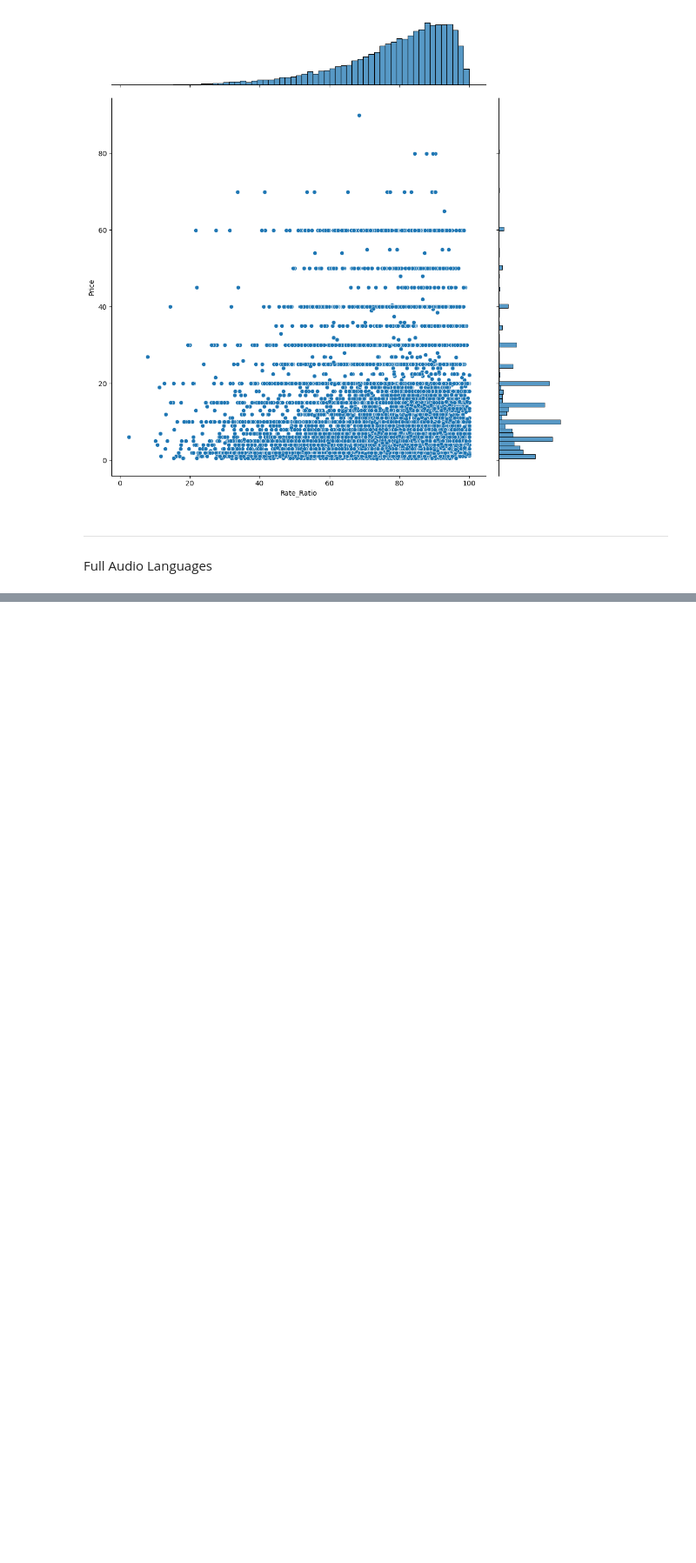
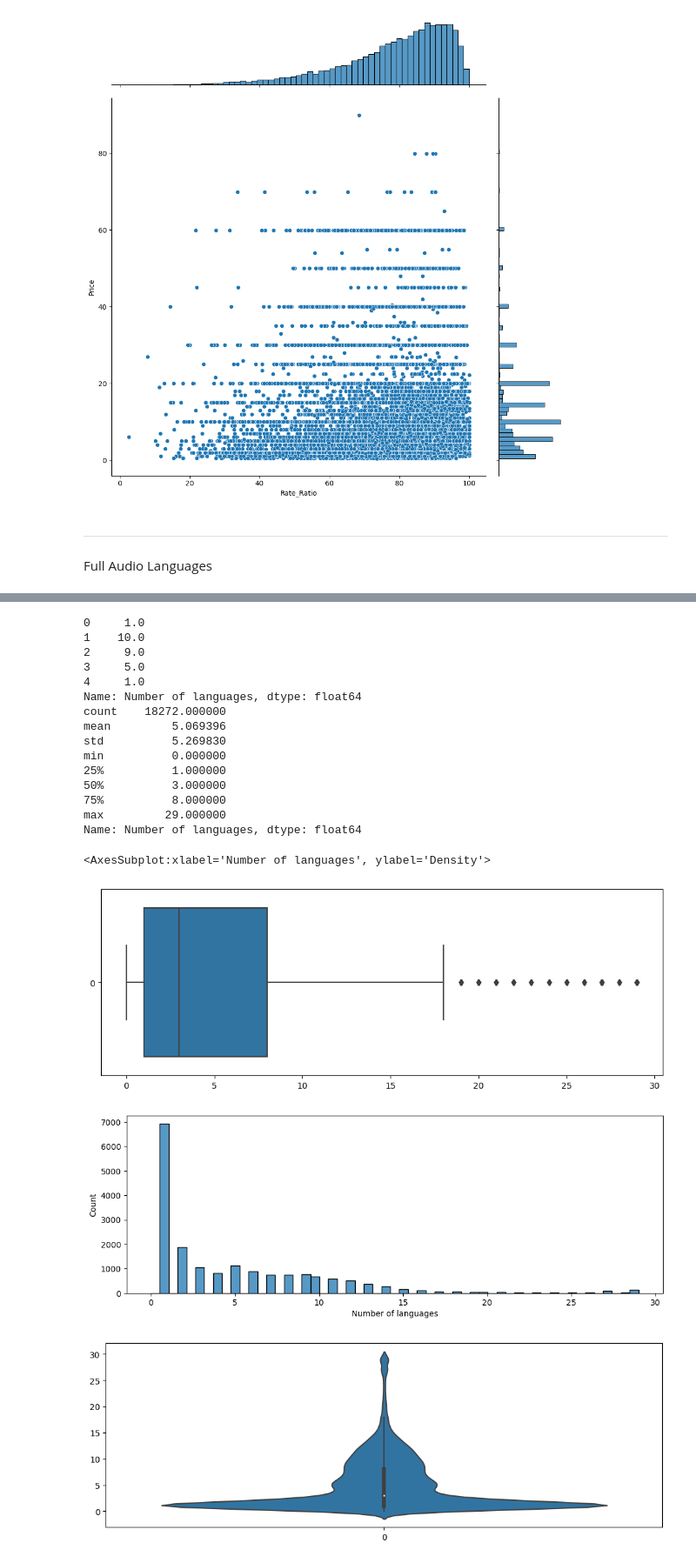
Before and after one commit to CollCyx/SC1015-Mini-Project, a Jupyter notebook: ExploratoryAnalysis.ipynb, the cells around one changed output, grey strips where cells are left out. Shown at 87% size. Saved outputs shown, nothing was run; the diff lists cells and outputs as text; code cells hidden in the pictures; blank space fills up the shorter version.

```diff
--- a/ExploratoryAnalysis.ipynb
+++ b/ExploratoryAnalysis.ipynb
@@ -328,0 +335,43 @@ Name: None, dtype: float64
+# %%
+#univariate analysis of lang_count
+lang_count = lang_data['Number of languages']
+print(lang_count.head())
+
+#summary
+print(lang_count.describe())
+
+#boxplot
+f = plt.figure(figsize=(12, 4))
+sb.boxplot(data = lang_count, orient = "h")
+
+#hist plot
+f = plt.figure(figsize=(12, 4))
+sb.histplot(data = lang_count)
+
+#violin plot
+f = plt.figure(figsize=(12, 4))
+sb.violinplot(data = lang_count)
+
+#kde plot
+f = plt.figure(figsize=(12, 4))
+sb.kdeplot(data = lang_count)
+# %% [output]
+0     1.0
+1    10.0
+2     9.0
+3     5.0
+4     1.0
+Name: Number of languages, dtype: float64
+count    18272.000000
+mean         5.069396
+std          5.269830
+min          0.000000
+25%          1.000000
+50%          3.000000
+75%          8.000000
+max         29.000000
+Name: Number of languages, dtype: float64
+<AxesSubplot:xlabel='Number of languages', ylabel='Density'>
+[figure, added]
+[figure, added]
+[figure, added]
```
Also changed, not shown: parts of 12 cells of this notebook, 10 other files.
